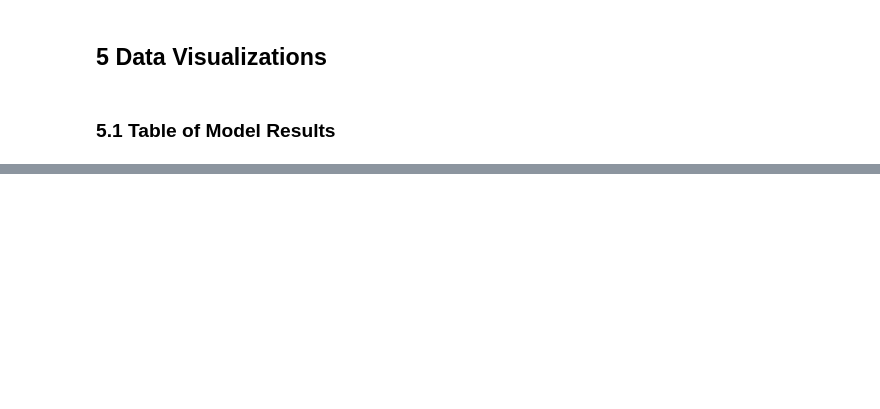
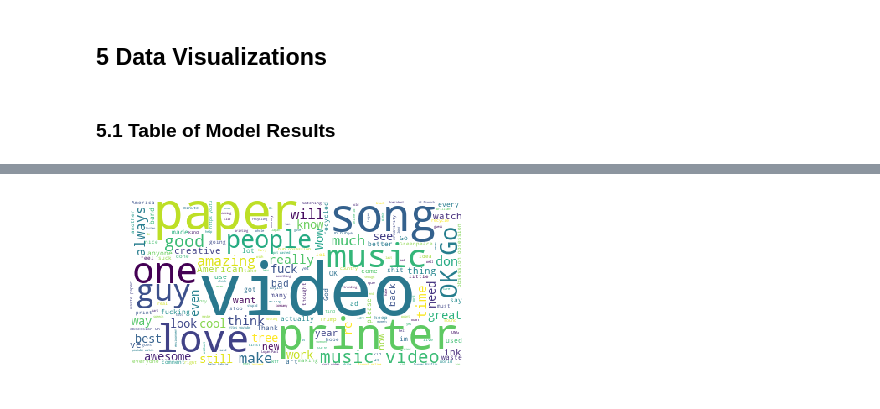
Before and after one commit to adonovan7/YoutubeAnalysis, a Jupyter notebook: Scripts/YouTubeProject.ipynb, the cells around one changed output, grey strips where cells are left out. Cells and saved outputs as stored; diff of their text form; code cells hidden in the pictures; blank space fills up the shorter version.

```diff
--- a/Scripts/YouTubeProject.ipynb
+++ b/Scripts/YouTubeProject.ipynb
@@ -55,5 +56,9 @@ fix_cols(df)
 # %% [markdown]
 ### 1.3.b Create Datasets
+# %%
+videos = pd.concat([okgo, trump, swift, royal, paul], ignore_index=True)
+data = videos.copy()
+data = fix_cols(data)
 # %%
 videos = pd.concat([okgo, trump, swift, royal, paul], ignore_index=True)
 full = pd.concat([okgo, trump, swift, royal, paul, blogs, tweets], ignore_index=False)
@@ -171,0 +174,2 @@ df["tagged"] = tagged_texts
+# %%
+data = data.dropna()
@@ -641,0 +888,8 @@ myTable
+# %%
+wordcloud = WordCloud(background_color='white').generate(' '.join(data['comment']))
+# %%
+plt.imshow(wordcloud)
+plt.axis("off")
+plt.show()
+# %% [output]
+[figure, added]
```
Also changed, not shown: parts of 125 cells of this notebook, 36 other files.
